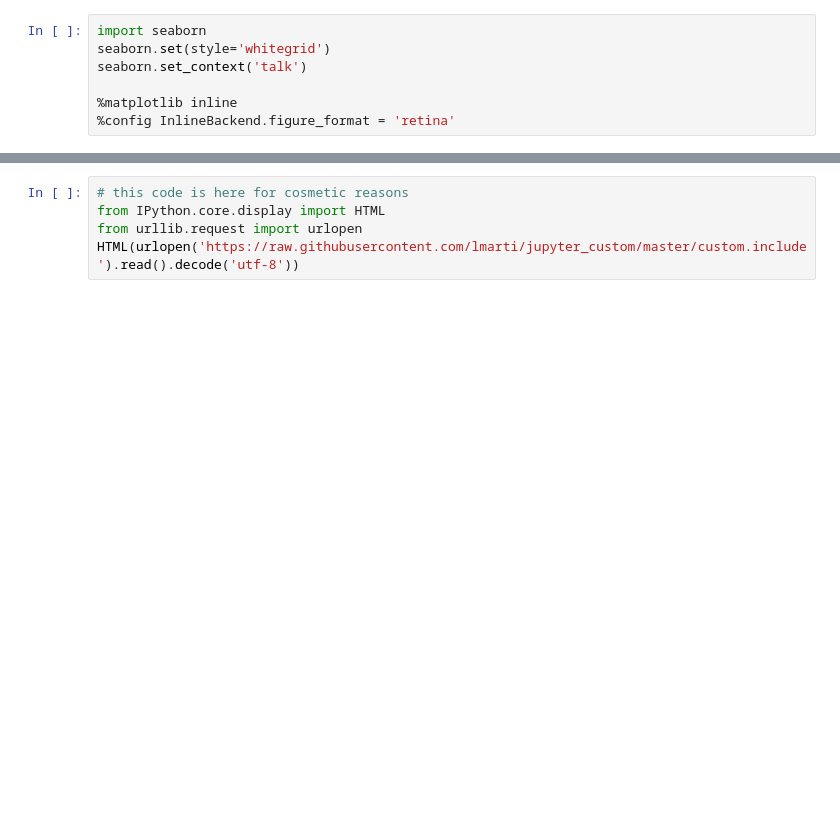
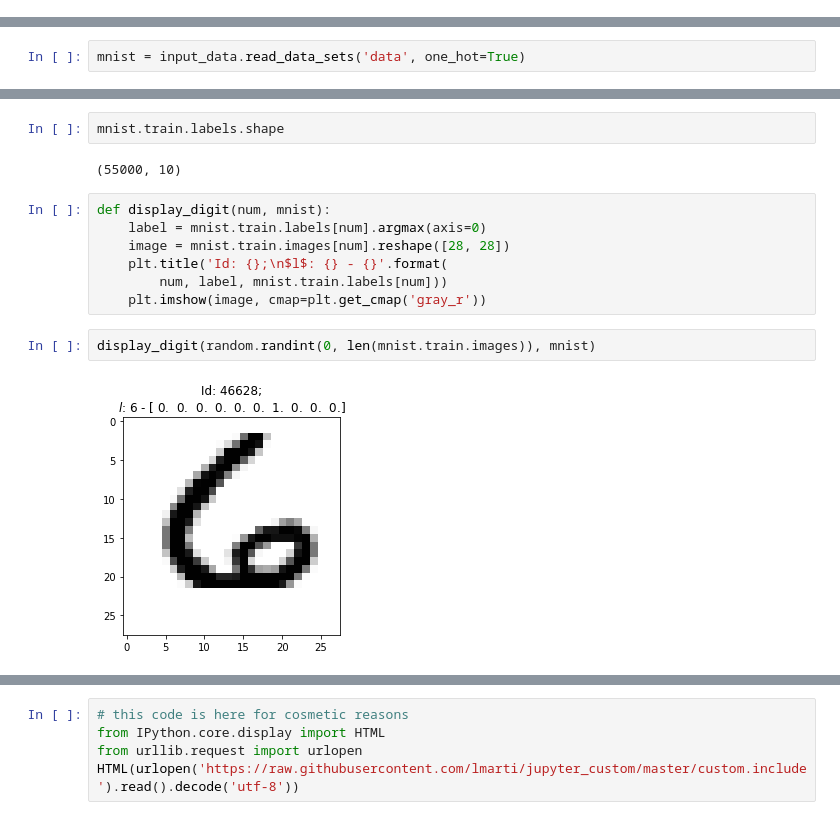
Before and after one commit to rio-group/machine-learning-course, a Jupyter notebook: 05. Programming Neural Networks.ipynb, the cells around one changed output, grey strips where cells are left out. Saved outputs shown, nothing was run; the diff lists cells and outputs as text; blank space fills up the shorter version.

```diff
--- a/05. Programming Neural Networks.ipynb
+++ b/05. Programming Neural Networks.ipynb
@@ -33,7 +4,0 @@ from mpl_toolkits.mplot3d import Axes3D
-# %%
-import seaborn
-seaborn.set(style='whitegrid')
-seaborn.set_context('talk')
-
-%matplotlib inline
-%config InlineBackend.figure_format = 'retina'
@@ -940,0 +79,2 @@ plt.tight_layout()
+# %%
+mnist = input_data.read_data_sets('data', one_hot=True)
@@ -940,0 +132,15 @@ plt.tight_layout()
+# %%
+mnist.train.labels.shape
+# %% [output]
+(55000, 10)
+# %%
+def display_digit(num, mnist):
+    label = mnist.train.labels[num].argmax(axis=0)
+    image = mnist.train.images[num].reshape([28, 28])
+    plt.title('Id: {};\n$l$: {} - {}'.format(
+        num, label, mnist.train.labels[num]))
+    plt.imshow(image, cmap=plt.get_cmap('gray_r'))
+# %%
+display_digit(random.randint(0, len(mnist.train.images)), mnist)
+# %% [output]
+[figure, added]
```
Also changed, not shown: parts of 174 cells of this notebook, 6 other files.
